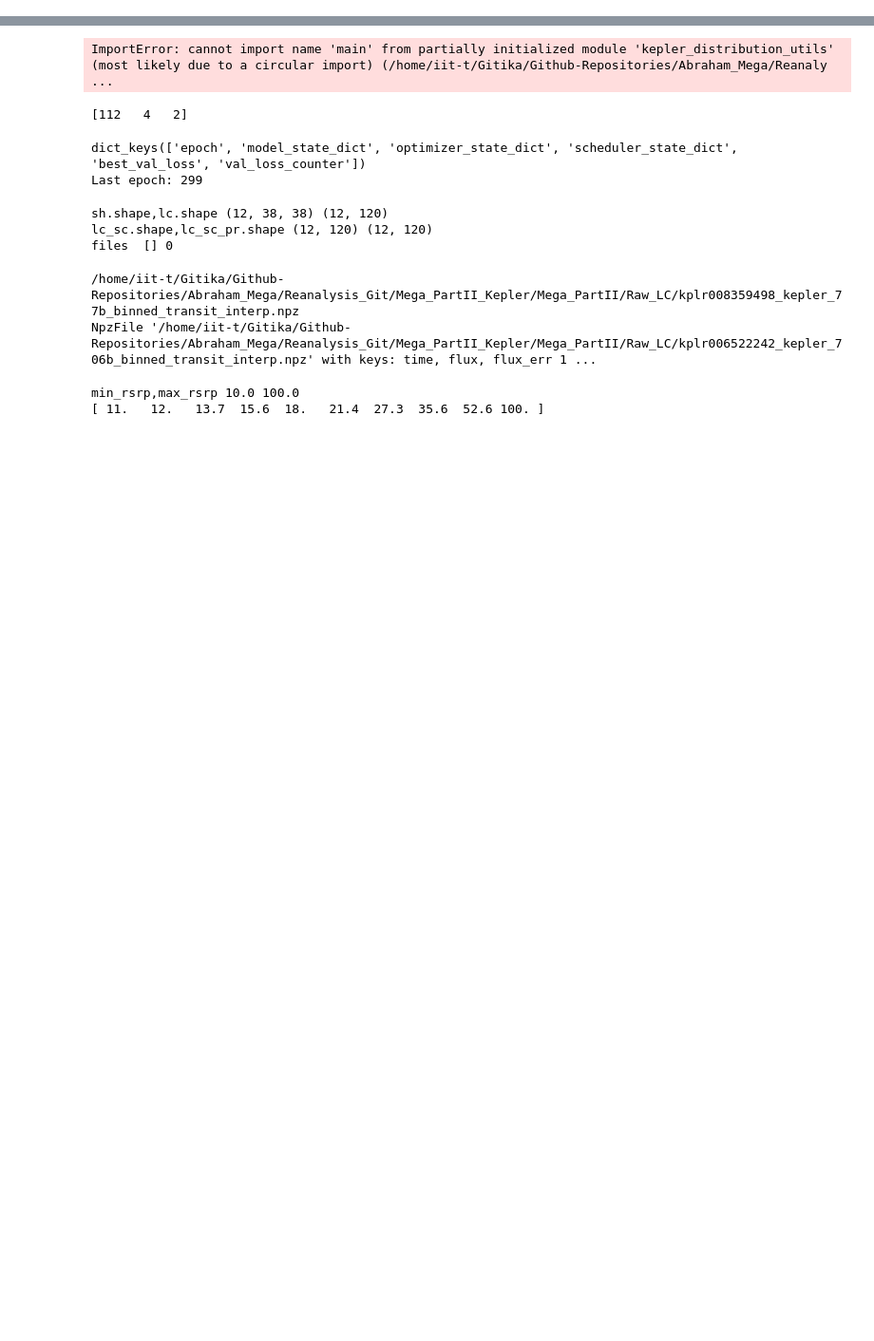
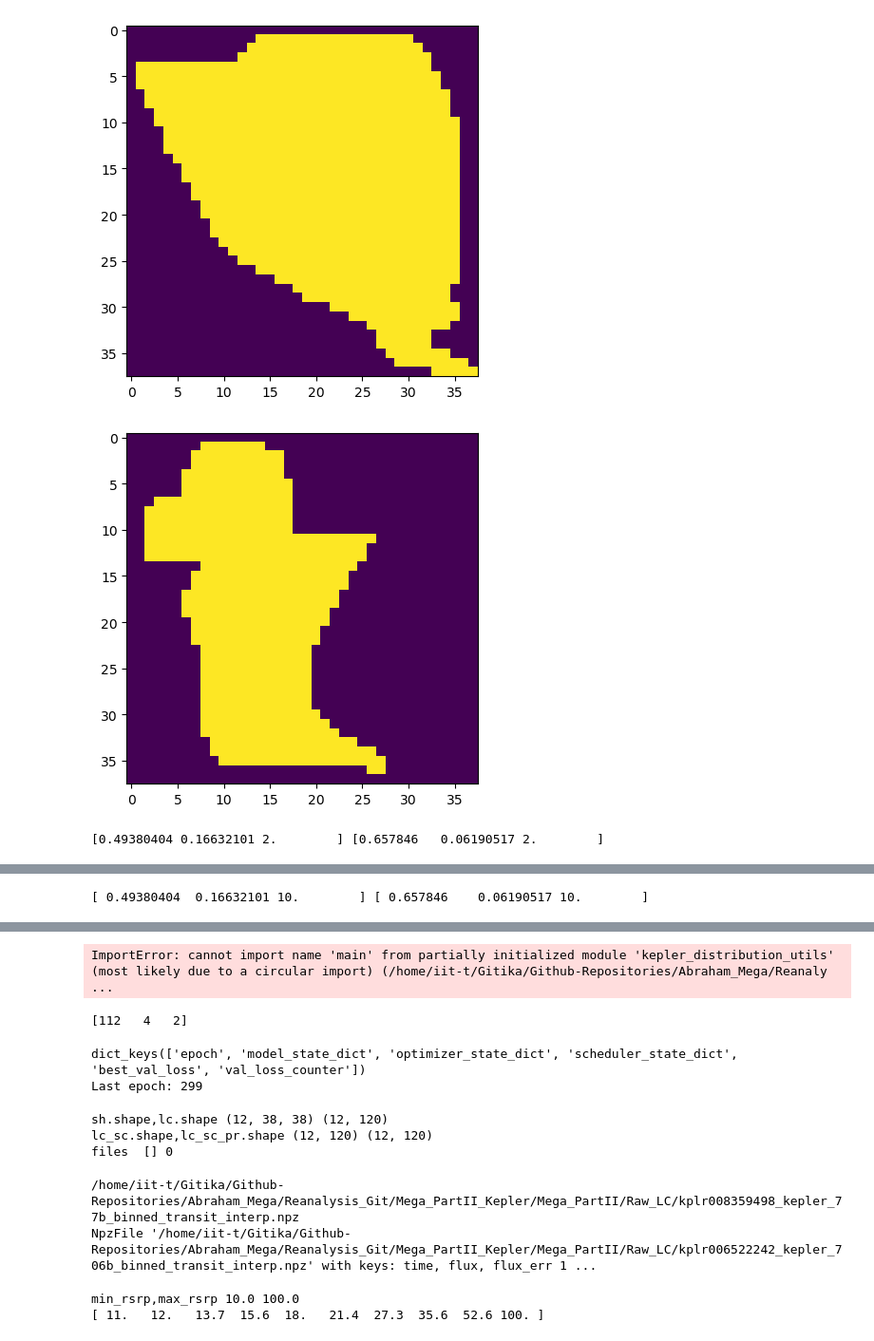
Before and after one commit to gitika2021/Mega_PartII, a Jupyter notebook: clean_codes_v2/Tests.ipynb, the cells around one changed output, grey strips where cells are left out. Shown at 95% size. Saved outputs shown, nothing was run; the diff lists cells and outputs as text; code cells hidden in the pictures; blank space fills up the shorter version.

```diff
--- a/clean_codes_v2/Tests.ipynb
+++ b/clean_codes_v2/Tests.ipynb
@@ -0,0 +1,36 @@
+# %%
+import numpy as np
+import matplotlib.pyplot as plt
+import shape_utils,gen_ldc_ratio_grid,genlc_with_grid
+file = "/home/iit-t/Gitika/Github-Repositories/Abraham_Mega/Reanalysis_Git/Mega_PartII_Kepler/Mega_PartII/Test/Data/OM_Demo/1.npy"
+sh = np.load(file)
+
+plt.imshow(sh[0])
+plt.savefig("../demo_figs/img1.png")
+plt.show()
+
+plt.imshow(sh[9])
+plt.savefig("../demo_figs/img2.png")
+plt.show()
+
+file2="/home/iit-t/Gitika/Github-Repositories/Abraham_Mega/Reanalysis_Git/Mega_PartII_Kepler/Mega_PartII/Test/Data/LC_Demo/proc/RsRp_2_2/1LC_hscaled_processed.npy"
+lc2 = np.load(file2)
+meta2 = np.load("/home/iit-t/Gitika/Github-Repositories/Abraham_Mega/Reanalysis_Git/Mega_PartII_Kepler/Mega_PartII/Test/Data/LC_Demo/proc/RsRp_2_2/1_meta.npy")
+print(meta2[0],meta2[9])
+plt.plot(lc2[0,:])
+plt.plot(lc2[9,:])
+plt.savefig("../demo_figs/lc_rsrp2_img1_img2.png")
+plt.show()
+
+file10="/home/iit-t/Gitika/Github-Repositories/Abraham_Mega/Reanalysis_Git/Mega_PartII_Kepler/Mega_PartII/Test/Data/LC_Demo/proc/RsRp_10_10/1LC_hscaled_processed.npy"
+lc10 = np.load(file10)
+meta10=np.load("/home/iit-t/Gitika/Github-Repositories/Abraham_Mega/Reanalysis_Git/Mega_PartII_Kepler/Mega_PartII/Test/Data/LC_Demo/proc/RsRp_10_10/1_meta.npy")
+print(meta10[0],meta10[9])
+plt.plot(lc10[0,:])
+plt.plot(lc10[9,:])
+plt.savefig("../demo_figs/lc_rsrp10_img1_img2.png")
+plt.show()
+# %% [output]
+[figure, added]
+[figure, added]
+[0.49380404 0.16632101 2.        ] [0.657846   0.06190517 2.        ]
@@ -0,0 +38 @@
+[ 0.49380404  0.16632101 10.        ] [ 0.657846    0.06190517 10.        ]
```
Also changed, not shown: parts of 3 cells of this notebook, 28 other files.
